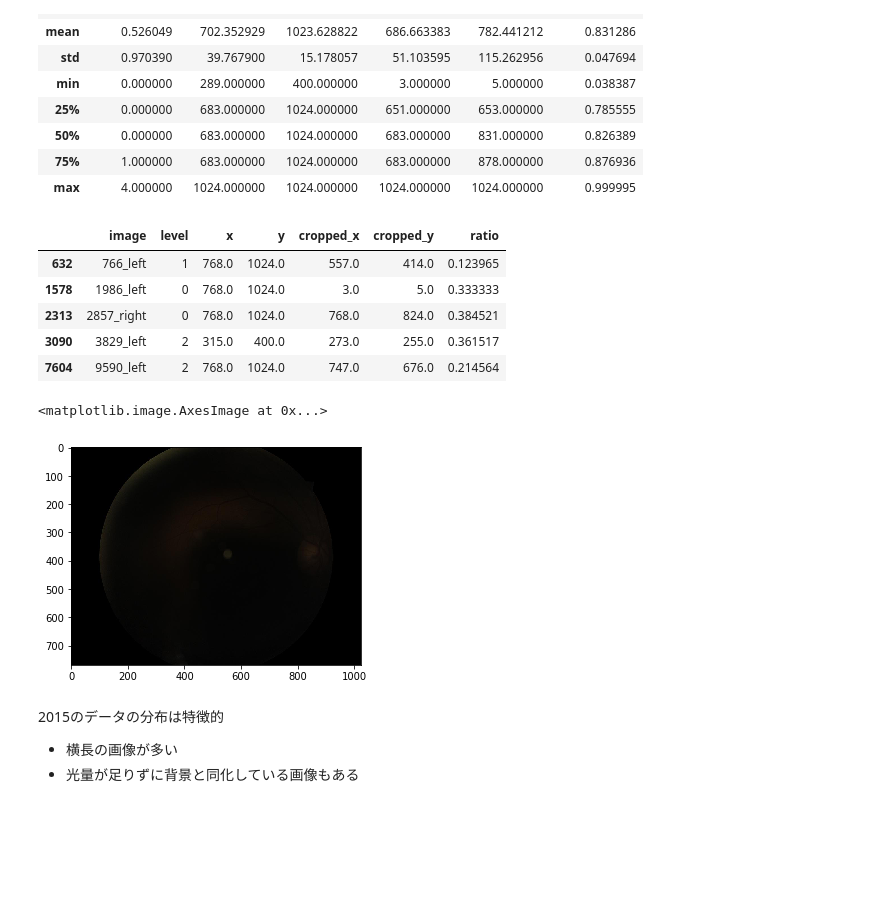
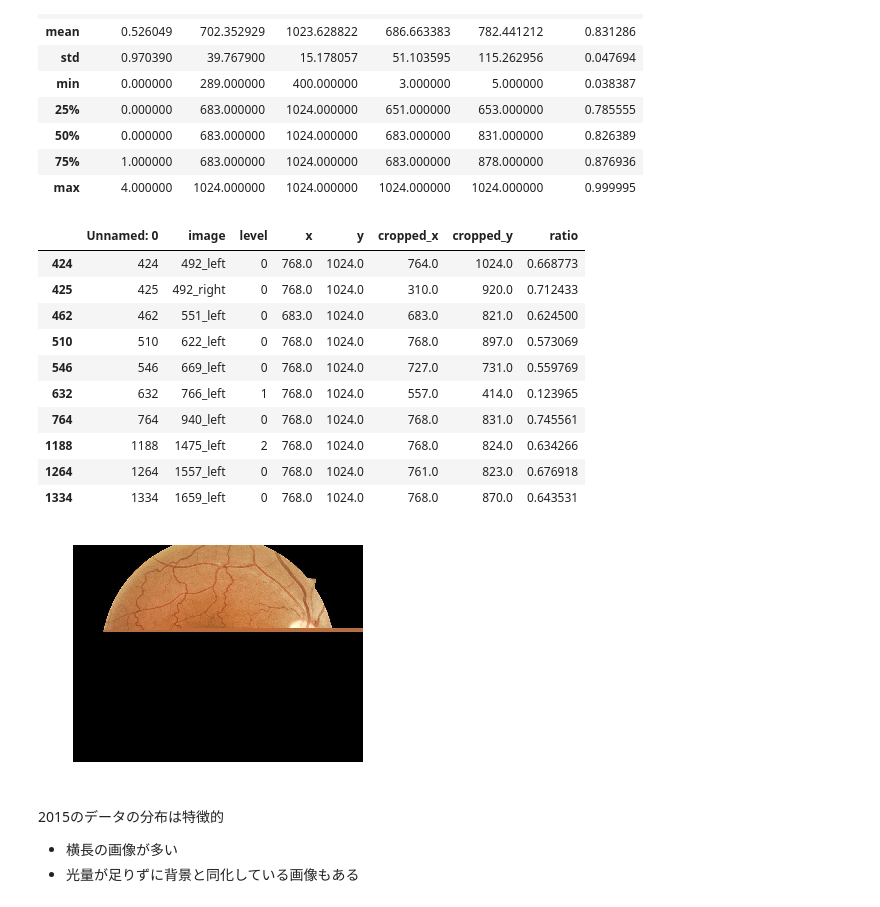
Before and after one commit to Kaniikura/kaggle-aptos, a Jupyter notebook: py/EDA_img-attr.ipynb, the cells around one changed output. Saved outputs shown, nothing was run; the diff lists cells and outputs as text; code cells hidden in the pictures; blank space fills up the shorter version.

```diff
--- a/py/EDA_img-attr.ipynb
+++ b/py/EDA_img-attr.ipynb
@@ -160,21 +195,26 @@ new_train_old.describe()
 | 75% | 1.000000 | 683.000000 | 1024.000000 | 683.000000 | 878.000000 | 0.876936 |
 | max | 4.000000 | 1024.000000 | 1024.000000 | 1024.000000 | 1024.000000 | 0.999995 |
 # %%
-new_train_old[new_train_old['ratio']<0.5].head()
+new_train_old[new_train_old['ratio']<0.75].head(10)
 # %% [output]
-|  | image | level | x | y | cropped_x | cropped_y | ratio |
-| 632 | 766_left | 1 | 768.0 | 1024.0 | 557.0 | 414.0 | 0.123965 |
-| 1578 | 1986_left | 0 | 768.0 | 1024.0 | 3.0 | 5.0 | 0.333333 |
-| 2313 | 2857_right | 0 | 768.0 | 1024.0 | 768.0 | 824.0 | 0.384521 |
-| 3090 | 3829_left | 2 | 315.0 | 400.0 | 273.0 | 255.0 | 0.361517 |
-| 7604 | 9590_left | 2 | 768.0 | 1024.0 | 747.0 | 676.0 | 0.214564 |
+|  | Unnamed: 0 | image | level | x | y | cropped_x | cropped_y | ratio |
+| 424 | 424 | 492_left | 0 | 768.0 | 1024.0 | 764.0 | 1024.0 | 0.668773 |
+| 425 | 425 | 492_right | 0 | 768.0 | 1024.0 | 310.0 | 920.0 | 0.712433 |
+| 462 | 462 | 551_left | 0 | 683.0 | 1024.0 | 683.0 | 821.0 | 0.624500 |
+| 510 | 510 | 622_left | 0 | 768.0 | 1024.0 | 768.0 | 897.0 | 0.573069 |
+| 546 | 546 | 669_left | 0 | 768.0 | 1024.0 | 727.0 | 731.0 | 0.559769 |
+| 632 | 632 | 766_left | 1 | 768.0 | 1024.0 | 557.0 | 414.0 | 0.123965 |
+| 764 | 764 | 940_left | 0 | 768.0 | 1024.0 | 768.0 | 831.0 | 0.745561 |
+| 1188 | 1188 | 1475_left | 2 | 768.0 | 1024.0 | 768.0 | 824.0 | 0.634266 |
+| 1264 | 1264 | 1557_left | 0 | 768.0 | 1024.0 | 761.0 | 823.0 | 0.676918 |
+| 1334 | 1334 | 1659_left | 0 | 768.0 | 1024.0 | 768.0 | 870.0 | 0.643531 |
 # %%
-x = '2857_right'
+x = '492_right'
 im =Image.open(f'../input/diabetic-retinopathy-resized/resized_train/{x}.jpeg')
-plt.imshow(im)
+ax = plt.imshow(im)
+ax = plt.axis('off')
 # %% [output]
-<matplotlib.image.AxesImage at 0x...>
-[figure, old version]
+[figure, new version]
 # %% [markdown]
 2015のデータの分布は特徴的
 * 横長の画像が多い
```
Also changed, not shown: parts of 31 cells of this notebook, 7 other files.
